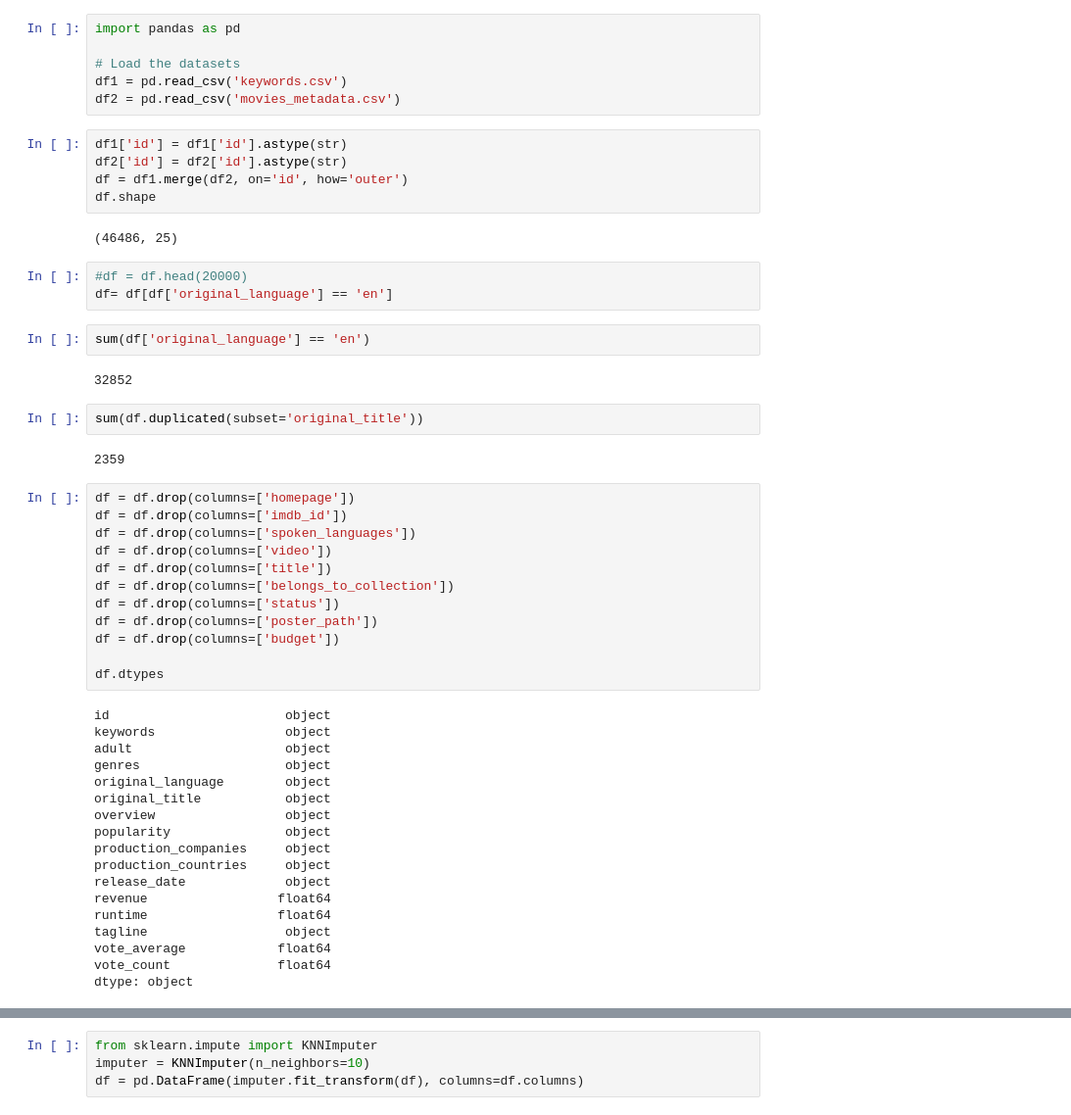
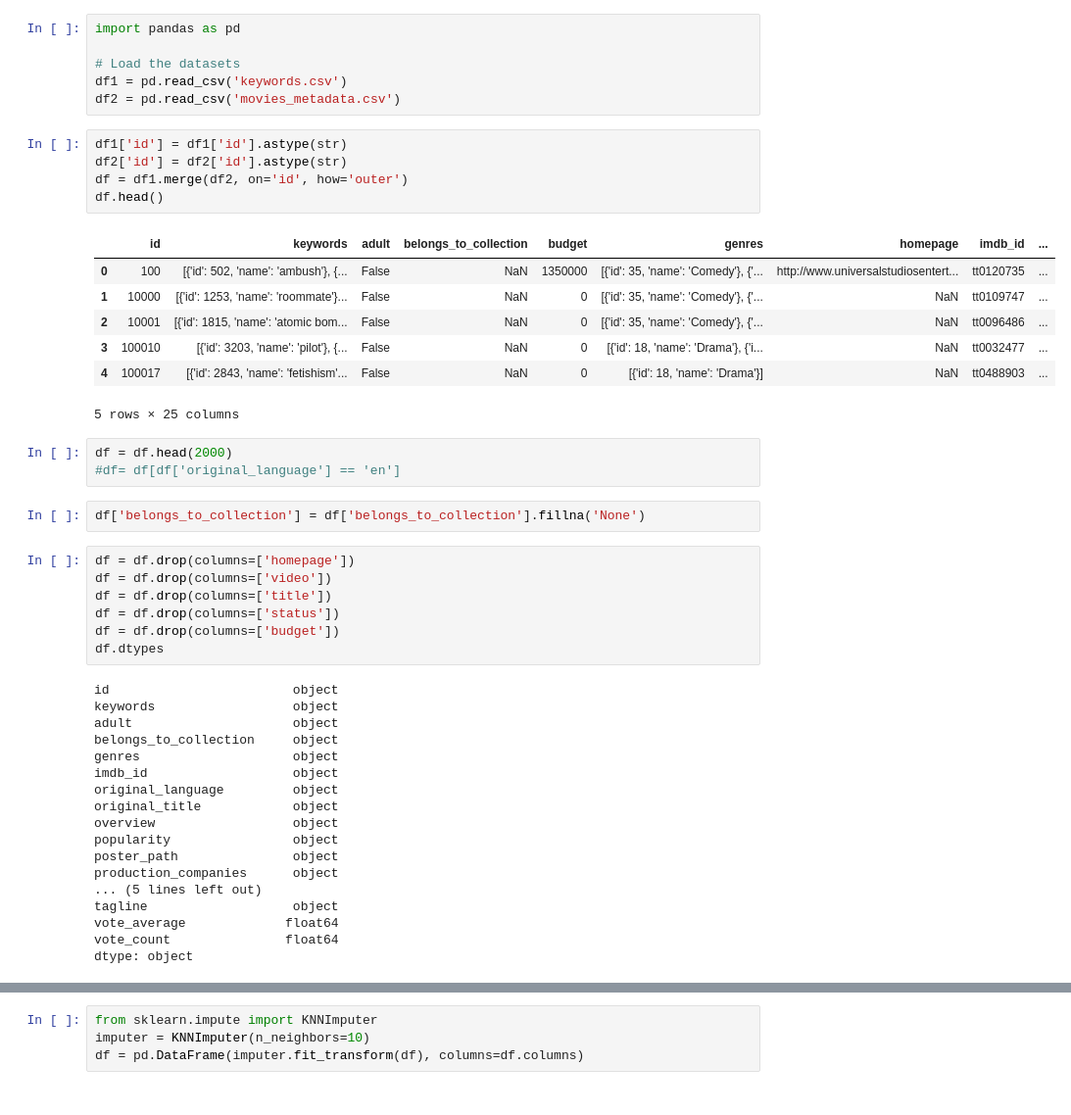
Before and after one commit to rishalder/movies_collaborative_filtering, a Jupyter notebook: code.ipynb, the cells around one changed output, grey strips where cells are left out. Shown at 98% size. Saved outputs shown, nothing was run; the diff lists cells and outputs as text.

```diff
--- a/code.ipynb
+++ b/code.ipynb
@@ -7,50 +7,45 @@ df2 = pd.read_csv('movies_metadata.csv')
 # %%
 df1['id'] = df1['id'].astype(str)
 df2['id'] = df2['id'].astype(str)
 df = df1.merge(df2, on='id', how='outer')
-df.shape
+df.head()
 # %% [output]
+|  | id | keywords | adult | belongs_to_collection | budget | genres | homepage | imdb_id | ... |
+| 0 | 100 | [{'id': 502, 'name': 'ambush'}, {... | False | NaN | 1350000 | [{'id': 35, 'name': 'Comedy'}, {'... | http://www.universalstudiosentert... | tt0120735 | ... |
+| 1 | 10000 | [{'id': 1253, 'name': 'roommate'}... | False | NaN | 0 | [{'id': 35, 'name': 'Comedy'}, {'... | NaN | tt0109747 | ... |
+| 2 | 10001 | [{'id': 1815, 'name': 'atomic bom... | False | NaN | 0 | [{'id': 35, 'name': 'Comedy'}, {'... | NaN | tt0096486 | ... |
+| 3 | 100010 | [{'id': 3203, 'name': 'pilot'}, {... | False | NaN | 0 | [{'id': 18, 'name': 'Drama'}, {'i... | NaN | tt0032477 | ... |
+| 4 | 100017 | [{'id': 2843, 'name': 'fetishism'... | False | NaN | 0 | [{'id': 18, 'name': 'Drama'}] | NaN | tt0488903 | ... |
-(46486, 25)
+5 rows × 25 columns
 # %%
-#df = df.head(20000)
-df= df[df['original_language'] == 'en']
+df = df.head(2000)
+#df= df[df['original_language'] == 'en']
-# %%
-sum(df['original_language'] == 'en')
-# %% [output]
-32852
-# %%
-sum(df.duplicated(subset='original_title'))
-# %% [output]
-2359
+# %%
+df['belongs_to_collection'] = df['belongs_to_collection'].fillna('None')
 # %%
 df = df.drop(columns=['homepage'])
-df = df.drop(columns=['imdb_id'])
-df = df.drop(columns=['spoken_languages'])
 df = df.drop(columns=['video'])
 df = df.drop(columns=['title'])
-df = df.drop(columns=['belongs_to_collection'])
 df = df.drop(columns=['status'])
-df = df.drop(columns=['poster_path'])
 df = df.drop(columns=['budget'])
-
 df.dtypes
 # %% [output]
-id                       object
-keywords                 object
-adult                    object
-genres                   object
-original_language        object
-original_title           object
-overview                 object
-popularity               object
-production_companies     object
-production_countries     object
-release_date             object
-revenue                 float64
-runtime                 float64
-tagline                  object
-vote_average            float64
-vote_count              float64
+id                        object
+keywords                  object
+adult                     object
+belongs_to_collection     object
+genres                    object
+imdb_id                   object
+original_language         object
+original_title            object
+overview                  object
+popularity                object
+poster_path               object
+production_companies      object
+... (5 lines left out)
+tagline                   object
+vote_average             float64
+vote_count               float64
 dtype: object
 # %%
 df['id'] = pd.to_numeric(df['id'], errors='coerce')
```
Also changed, not shown: parts of 13 cells of this notebook, 3 other files.
